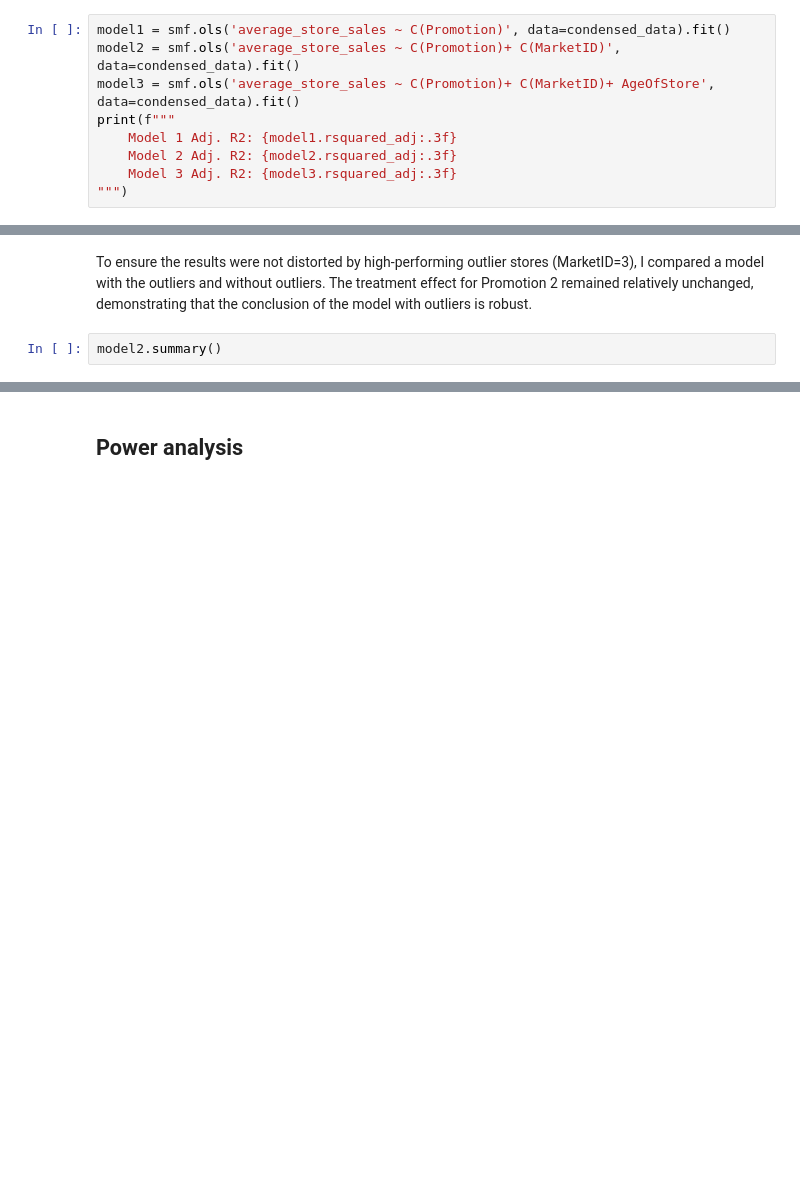
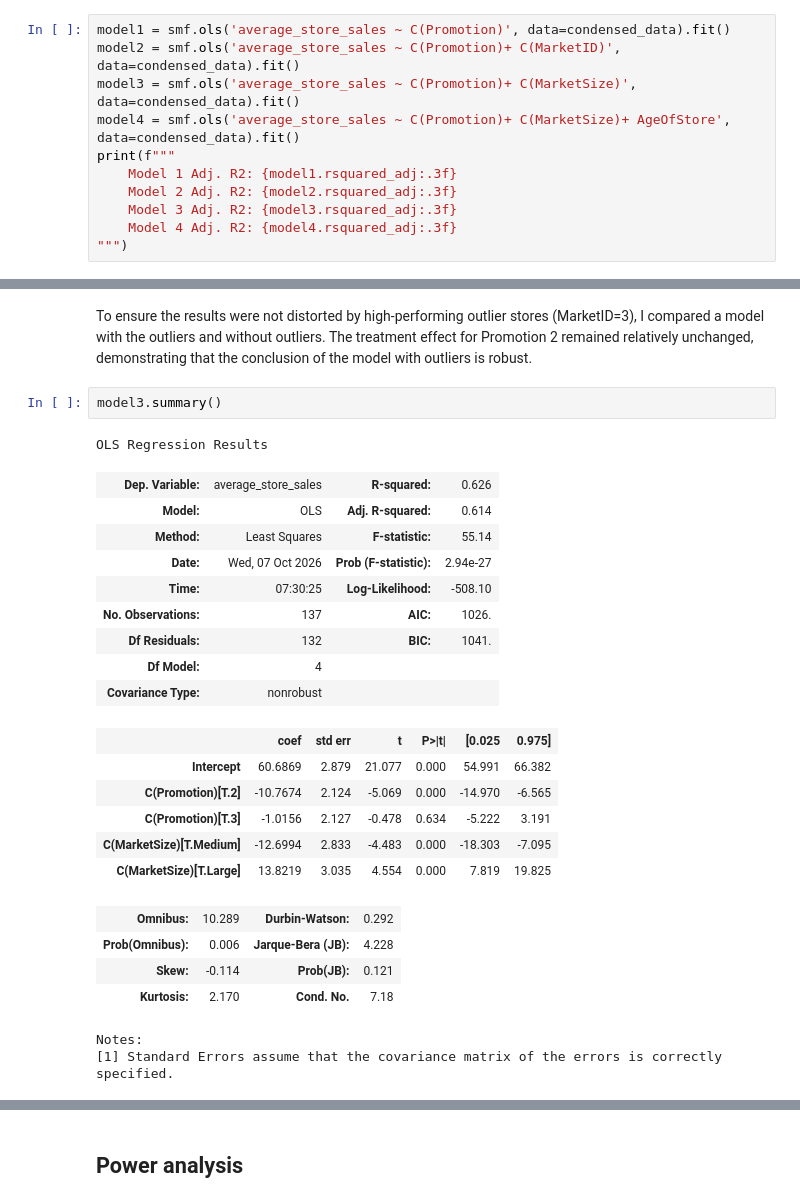
Before and after one commit to orijourdan/A-B-Testing-Marketing-Campaign, a Jupyter notebook: a-b-testing-promotion-campaign.ipynb, the cells around one changed output, grey strips where cells are left out. Saved outputs shown, nothing was run; the diff lists cells and outputs as text; blank space fills up the shorter version.

Commit message:
Add files via upload
Update notebook with MarketSize model

```diff
--- a/a-b-testing-promotion-campaign.ipynb
+++ b/a-b-testing-promotion-campaign.ipynb
@@ -370,9 +492,11 @@ I will compare different linear model to identity variables that explain varianc
 # %%
 model1 = smf.ols('average_store_sales ~ C(Promotion)', data=condensed_data).fit()
 model2 = smf.ols('average_store_sales ~ C(Promotion)+ C(MarketID)', data=condensed_data).fit()
-model3 = smf.ols('average_store_sales ~ C(Promotion)+ C(MarketID)+ AgeOfStore', data=condensed_data).fit()
+model3 = smf.ols('average_store_sales ~ C(Promotion)+ C(MarketSize)', data=condensed_data).fit()
+model4 = smf.ols('average_store_sales ~ C(Promotion)+ C(MarketSize)+ AgeOfStore', data=condensed_data).fit()
 print(f"""
     Model 1 Adj. R2: {model1.rsquared_adj:.3f}
     Model 2 Adj. R2: {model2.rsquared_adj:.3f}
     Model 3 Adj. R2: {model3.rsquared_adj:.3f}
+    Model 4 Adj. R2: {model4.rsquared_adj:.3f}
 """)
@@ -409,5 +560,28 @@ print("model_no_outliers 2 Coef:", model_no_outliers.params['C(Promotion)[T.2]']
 # %% [markdown]
 To ensure the results were not distorted by high-performing outlier stores (MarketID=3), I compared a model with the outliers and without outliers. The treatment effect for Promotion 2 remained relatively unchanged, demonstrating that the conclusion of the model with outliers is robust.
 # %%
-model2.summary()
+model3.summary()
+# %% [output]
+OLS Regression Results
+| Dep. Variable: | average_store_sales | R-squared: | 0.626 |
+| Model: | OLS | Adj. R-squared: | 0.614 |
+| Method: | Least Squares | F-statistic: | 55.14 |
+| Date: | Wed, 07 Oct 2026 | Prob (F-statistic): | 2.94e-27 |
+| Time: | 07:30:25 | Log-Likelihood: | -508.10 |
+| No. Observations: | 137 | AIC: | 1026. |
+| Df Residuals: | 132 | BIC: | 1041. |
+| Df Model: | 4 |  |  |
+| Covariance Type: | nonrobust |  |  |
+|  | coef | std err | t | P>|t| | [0.025 | 0.975] |
+| Intercept | 60.6869 | 2.879 | 21.077 | 0.000 | 54.991 | 66.382 |
+| C(Promotion)[T.2] | -10.7674 | 2.124 | -5.069 | 0.000 | -14.970 | -6.565 |
+| C(Promotion)[T.3] | -1.0156 | 2.127 | -0.478 | 0.634 | -5.222 | 3.191 |
+| C(MarketSize)[T.Medium] | -12.6994 | 2.833 | -4.483 | 0.000 | -18.303 | -7.095 |
+| C(MarketSize)[T.Large] | 13.8219 | 3.035 | 4.554 | 0.000 | 7.819 | 19.825 |
+| Omnibus: | 10.289 | Durbin-Watson: | 0.292 |
+| Prob(Omnibus): | 0.006 | Jarque-Bera (JB): | 4.228 |
+| Skew: | -0.114 | Prob(JB): | 0.121 |
+| Kurtosis: | 2.170 | Cond. No. | 7.18 |
+Notes:
+[1] Standard Errors assume that the covariance matrix of the errors is correctly specified.
 # %%
```
Also changed, not shown: parts of 38 cells of this notebook.
